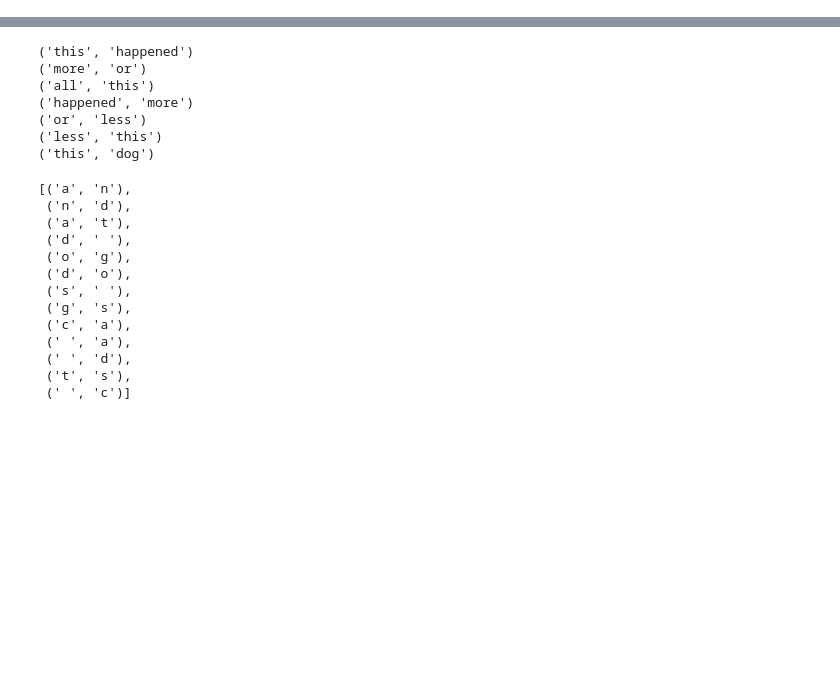
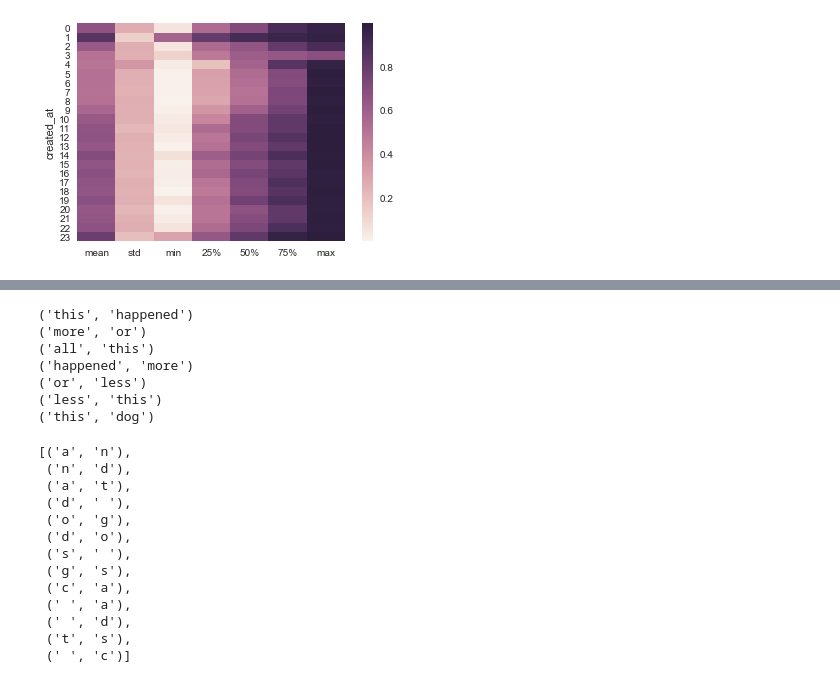
Before and after one commit to mmargenot/sensitivipy, a Jupyter notebook: sentiment.ipynb, the cells around one changed output, grey strips where cells are left out. Drawn from its saved outputs; the diff is of its cells as text; code cells hidden in the pictures; blank space fills up the shorter version.

```diff
--- a/sentiment.ipynb
+++ b/sentiment.ipynb
@@ -110,0 +359,3 @@ from keras.preprocessing.text import Tokenizer
+# %%
+X = trump_tweets.groupby([trump_tweets.index.hour]).sentiment_prob.describe()
+X
@@ -110,0 +391,4 @@ from keras.preprocessing.text import Tokenizer
+# %%
+sns.heatmap(X[X.columns[1:]]);
+# %% [output]
+[figure, added]
```
Also changed, not shown: parts of 79 cells of this notebook.
